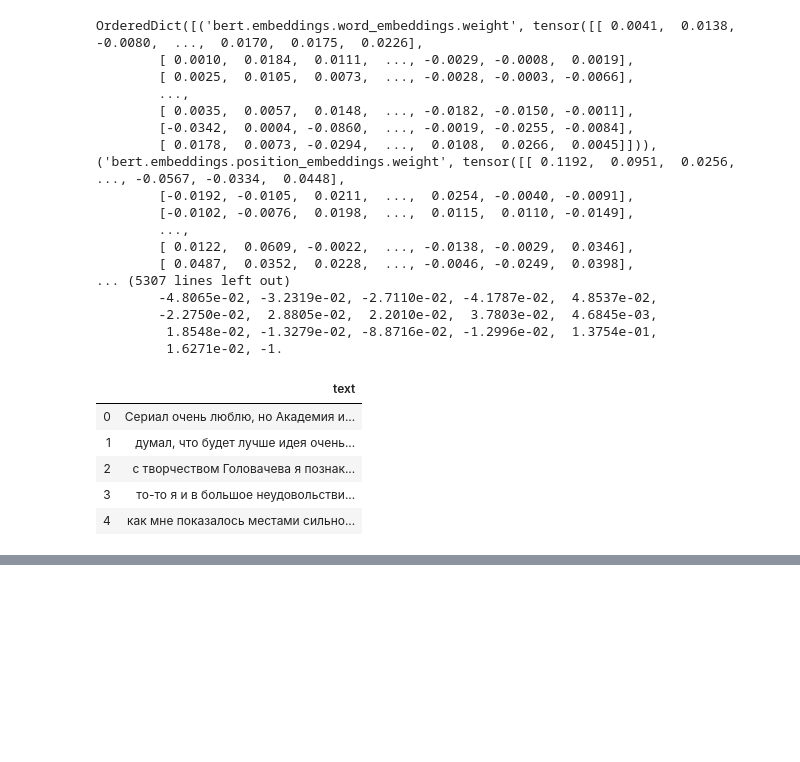
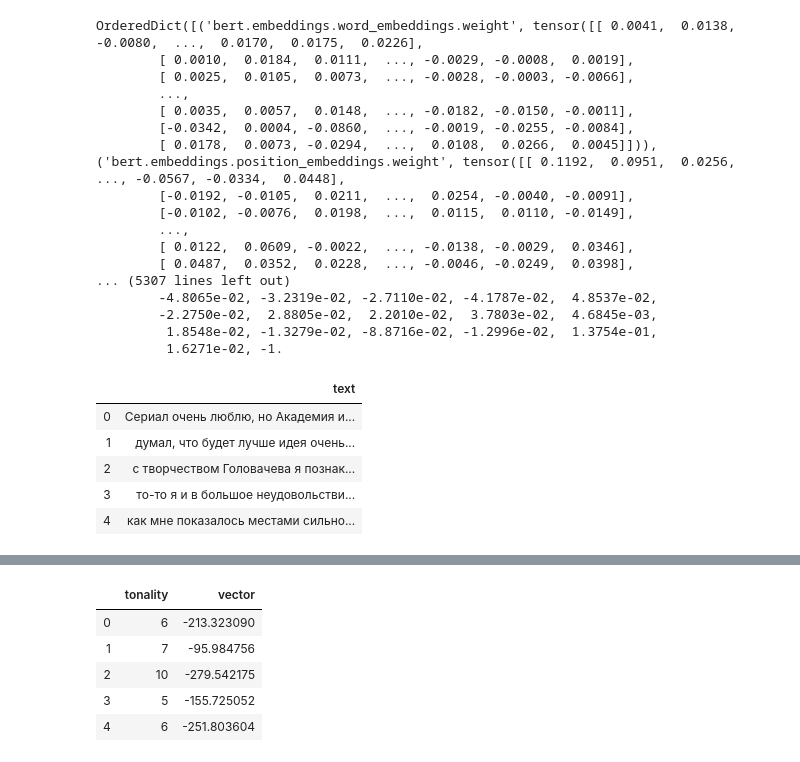
Before and after one commit to zhziraumirkalykova/NLP, a Jupyter notebook: lab4 bert/RuBertLMTest.ipynb, the cells around one changed output, grey strips where cells are left out. Drawn from its saved outputs; the diff is of its cells as text; code cells hidden in the pictures; blank space fills up the shorter version.

```diff
--- a/lab4 bert/RuBertLMTest.ipynb
+++ b/lab4 bert/RuBertLMTest.ipynb
@@ -160,0 +215,11 @@ NameError: name 'get_means' is not defined
+# %%
+scores_df['tonality'] = texts_df["tonality"]
+# %%
+scores_df.head()
+# %% [output]
+|  | tonality | vector |
+| 0 | 6 | -213.323090 |
+| 1 | 7 | -95.984756 |
+| 2 | 10 | -279.542175 |
+| 3 | 5 | -155.725052 |
+| 4 | 6 | -251.803604 |
```
Also changed, not shown: parts of 21 cells of this notebook, 2 other files.
